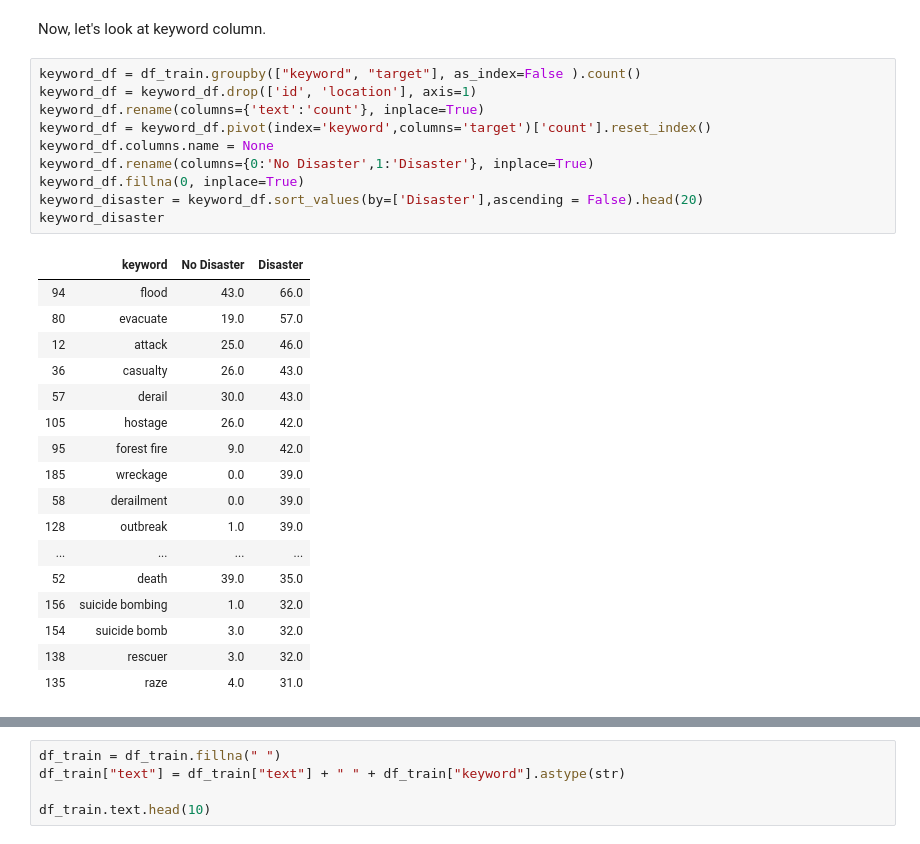
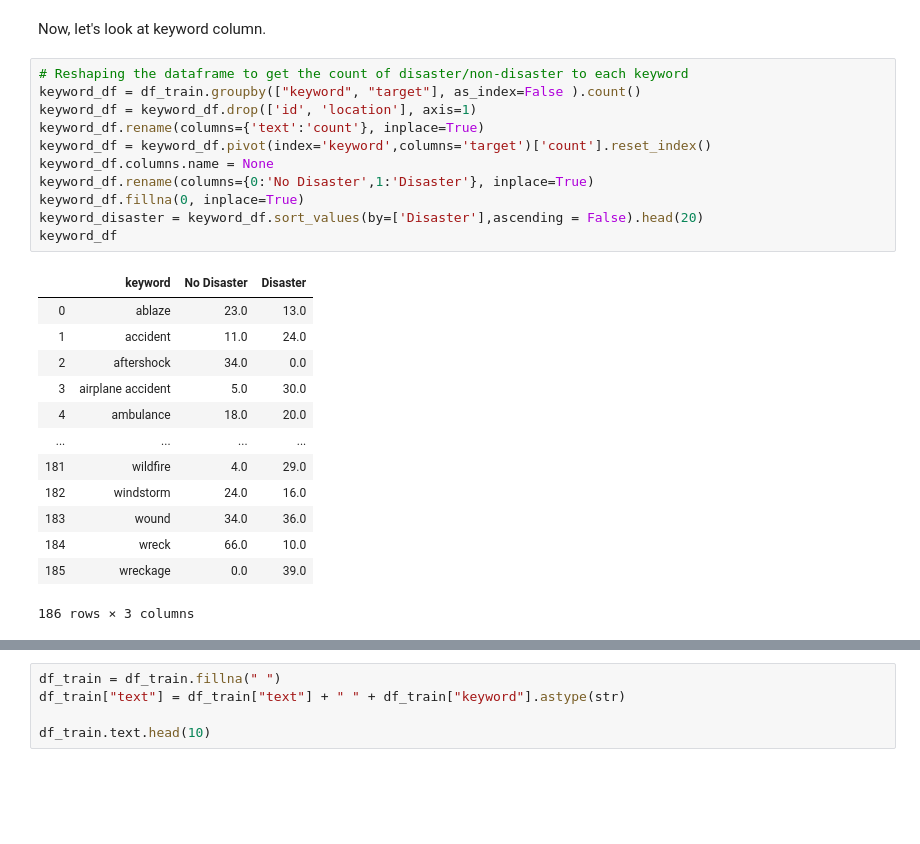
Before and after one commit to ShashankSharma26/Disaster-or-not-NLP-with-tweets, a Jupyter notebook: EDA & Data Modelling/Disaster or not- EDA & Data Modelling.ipynb, the cells around one changed output, grey strips where cells are left out. Saved outputs shown, nothing was run; the diff lists cells and outputs as text; blank space fills up the shorter version.

```diff
--- a/EDA & Data Modelling/Disaster or not- EDA & Data Modelling.ipynb
+++ b/EDA & Data Modelling/Disaster or not- EDA & Data Modelling.ipynb
@@ -98,31 +119,28 @@ Text(0, 0.5, 'Location')
 # %% [markdown]
 Now, let's look at keyword column.
 # %%
+# Reshaping the dataframe to get the count of disaster/non-disaster to each keyword
 keyword_df = df_train.groupby(["keyword", "target"], as_index=False ).count()
 keyword_df = keyword_df.drop(['id', 'location'], axis=1)
 keyword_df.rename(columns={'text':'count'}, inplace=True)
 keyword_df = keyword_df.pivot(index='keyword',columns='target')['count'].reset_index()
 keyword_df.columns.name = None
 keyword_df.rename(columns={0:'No Disaster',1:'Disaster'}, inplace=True)
 keyword_df.fillna(0, inplace=True)
 keyword_disaster = keyword_df.sort_values(by=['Disaster'],ascending = False).head(20)
-keyword_disaster
+keyword_df
 # %% [output]
 |  | keyword | No Disaster | Disaster |
-| 94 | flood | 43.0 | 66.0 |
-| 80 | evacuate | 19.0 | 57.0 |
-| 12 | attack | 25.0 | 46.0 |
-| 36 | casualty | 26.0 | 43.0 |
-| 57 | derail | 30.0 | 43.0 |
-| 105 | hostage | 26.0 | 42.0 |
-| 95 | forest fire | 9.0 | 42.0 |
+| 0 | ablaze | 23.0 | 13.0 |
+| 1 | accident | 11.0 | 24.0 |
+| 2 | aftershock | 34.0 | 0.0 |
+| 3 | airplane accident | 5.0 | 30.0 |
+| 4 | ambulance | 18.0 | 20.0 |
+| ... | ... | ... | ... |
+| 181 | wildfire | 4.0 | 29.0 |
+| 182 | windstorm | 24.0 | 16.0 |
+| 183 | wound | 34.0 | 36.0 |
+| 184 | wreck | 66.0 | 10.0 |
 | 185 | wreckage | 0.0 | 39.0 |
-| 58 | derailment | 0.0 | 39.0 |
-| 128 | outbreak | 1.0 | 39.0 |
-| ... | ... | ... | ... |
-| 52 | death | 39.0 | 35.0 |
-| 156 | suicide bombing | 1.0 | 32.0 |
-| 154 | suicide bomb | 3.0 | 32.0 |
-| 138 | rescuer | 3.0 | 32.0 |
-| 135 | raze | 4.0 | 31.0 |
+186 rows × 3 columns
 # %%
```
Also changed, not shown: parts of 28 cells of this notebook, 4 other files.
